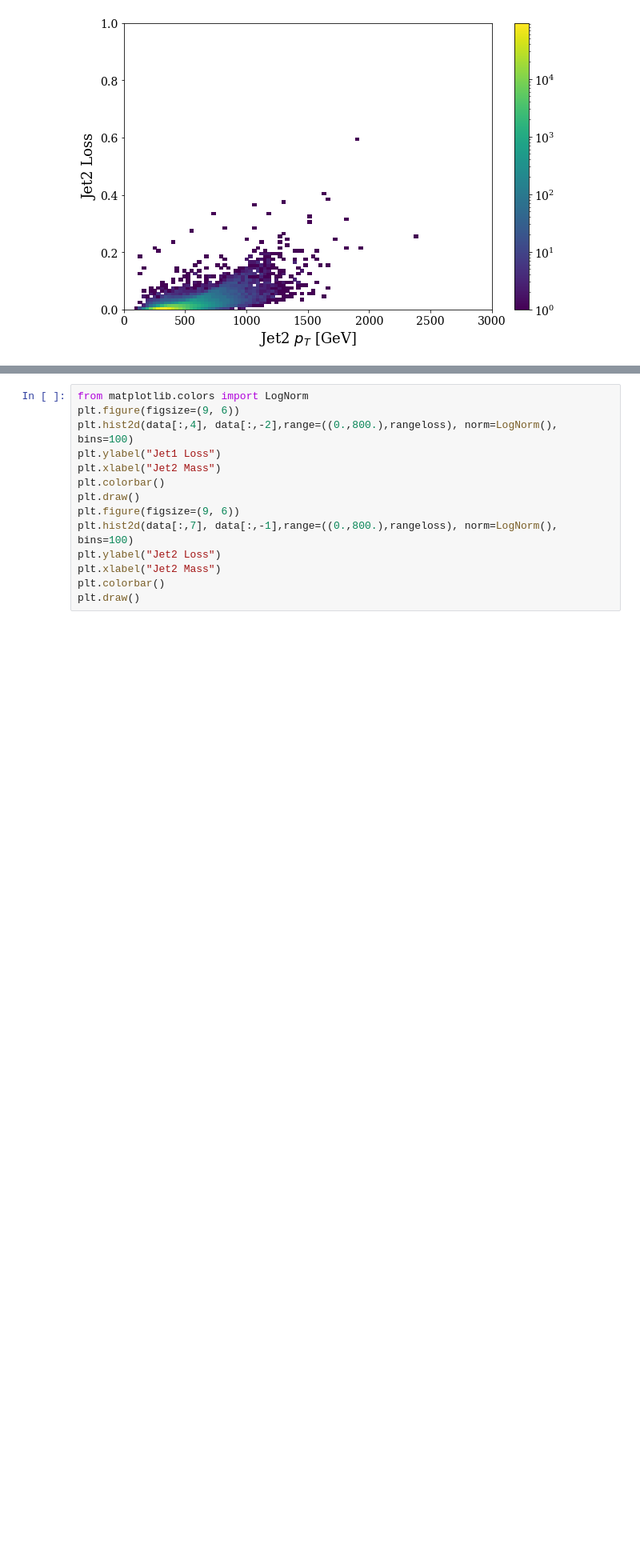
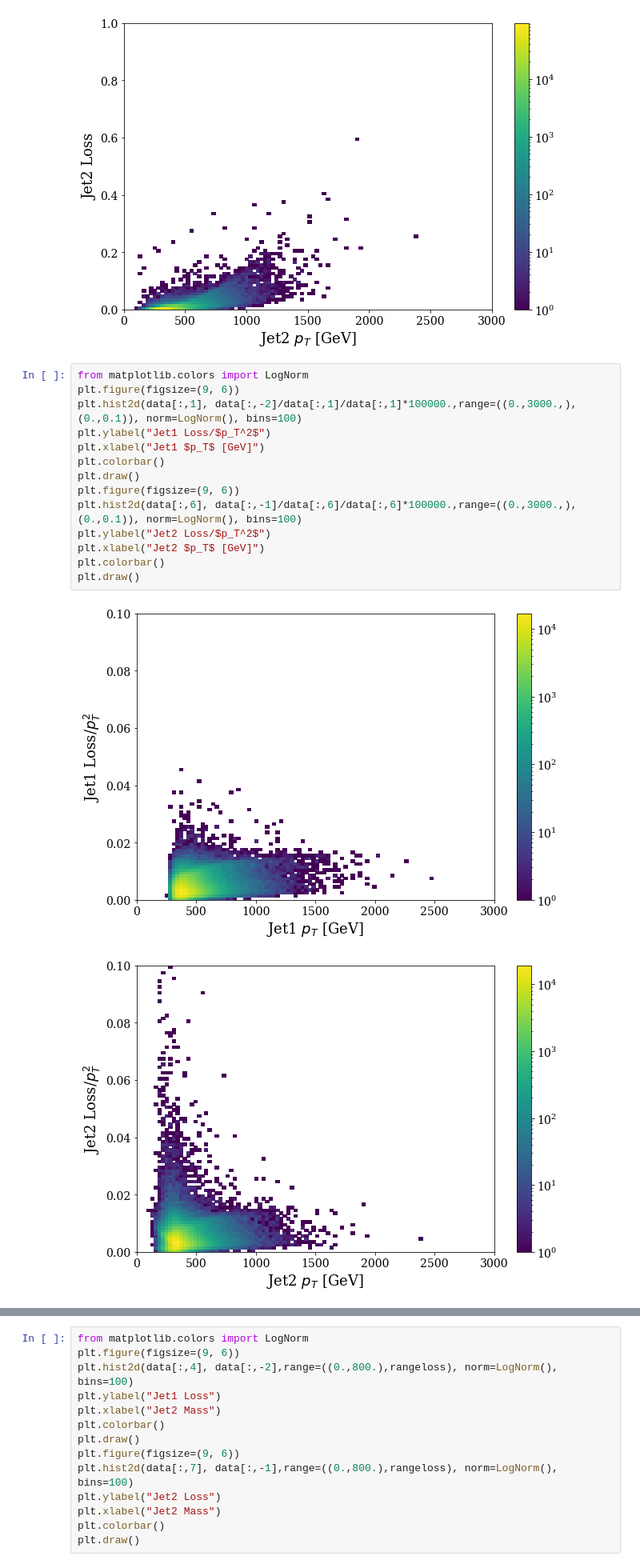
Before and after one commit to thaarres/JetAnomaly_CHEP19, a Jupyter notebook: jupyter/DDT_QCDveto.ipynb, the cells around one changed output, grey strips where cells are left out. Shown: that part at 80% size. Drawn from its saved outputs; the diff is of its cells as text; blank space fills up the shorter version.

```diff
--- a/jupyter/DDT_QCDveto.ipynb
+++ b/jupyter/DDT_QCDveto.ipynb
@@ -74,6 +74,23 @@ plt.draw()
 # %% [output]
 [figure]
 [figure]
+# %%
+from matplotlib.colors import LogNorm
+plt.figure(figsize=(9, 6))
+plt.hist2d(data[:,1], data[:,-2]/data[:,1]/data[:,1]*100000.,range=((0.,3000.,),(0.,0.1)), norm=LogNorm(), bins=100)
+plt.ylabel("Jet1 Loss/$p_T^2$")
+plt.xlabel("Jet1 $p_T$ [GeV]")
+plt.colorbar()
+plt.draw()
+plt.figure(figsize=(9, 6))
+plt.hist2d(data[:,6], data[:,-1]/data[:,6]/data[:,6]*100000.,range=((0.,3000.,),(0.,0.1)), norm=LogNorm(), bins=100)
+plt.ylabel("Jet2 Loss/$p_T^2$")
+plt.xlabel("Jet2 $p_T$ [GeV]")
+plt.colorbar()
+plt.draw()
+# %% [output]
+[figure, added]
+[figure, added]
 # %%
 plt.figure(figsize=(9, 6))
 plt.hist2d(data[:,2], data[:,-2],range=((-3.,3.),rangeloss), norm=LogNorm(), bins=100)
```
Also changed, not shown: parts of 14 cells of this notebook.
